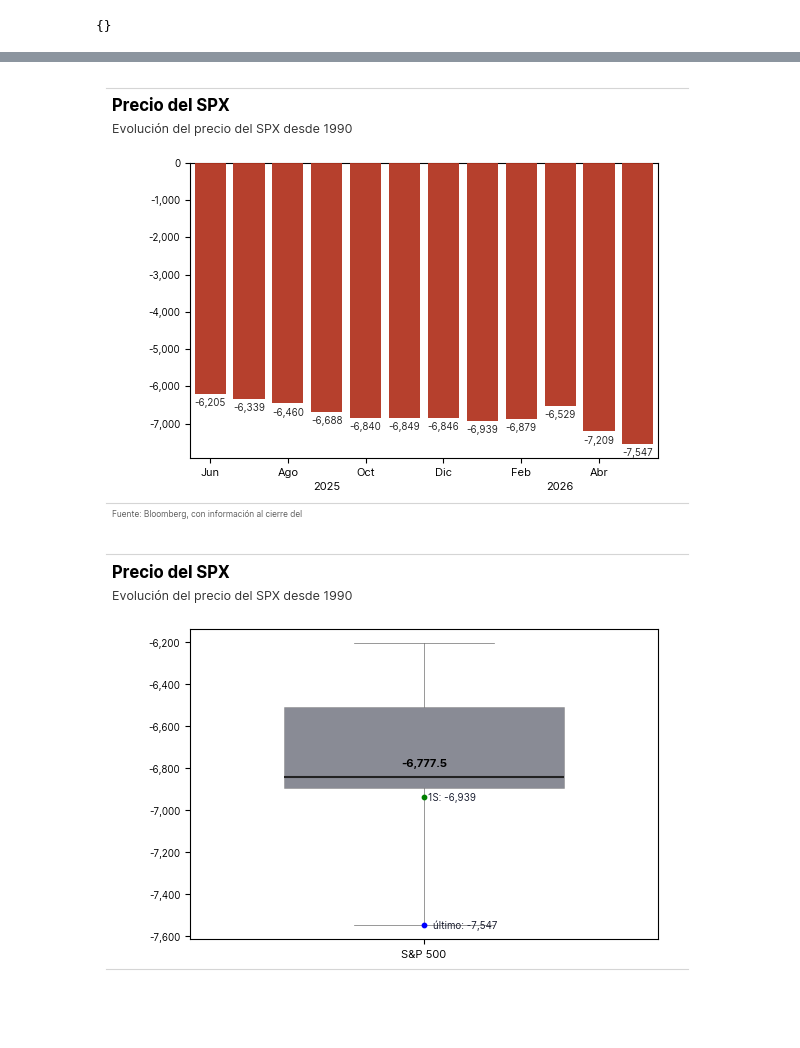
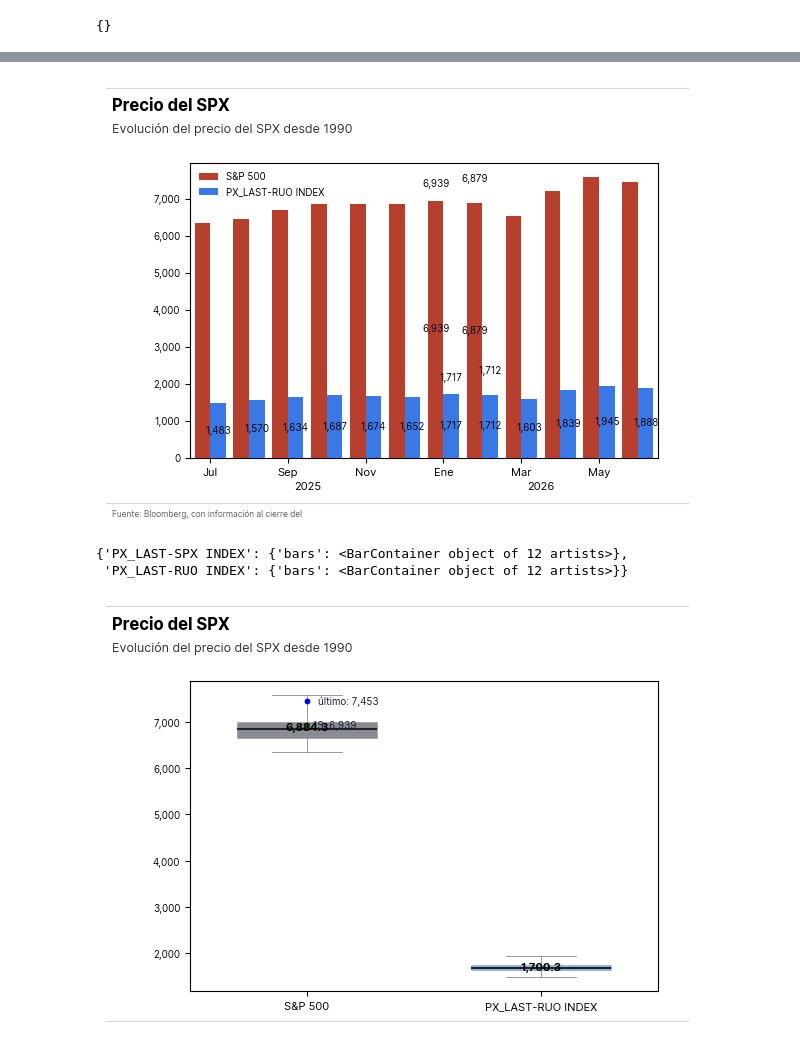
Before and after one commit to jc-ocampob/helpers_ps, a Jupyter notebook: Pruebas.ipynb, the cells around one changed output, grey strips where cells are left out. Drawn from its saved outputs; the diff is of its cells as text; code cells hidden in the pictures; blank space fills up the shorter version.

Commit message:
bar graph control on tags

```diff
--- a/Pruebas.ipynb
+++ b/Pruebas.ipynb
@@ -145,5 +145,4 @@ graficos_lamina1
 data_indices_j = data_indices_i.copy()
 data_indices_j = data_indices_j.resample("ME").last()
 data_indices_j = data_indices_j.tail(12)
-data_indices_j = data_indices_j.drop(columns=["PX_LAST-RUO INDEX"])
-data_indices_j["PX_LAST-SPX INDEX"] = data_indices_j["PX_LAST-SPX INDEX"] * -1
+data_indices_j
@@ -150,29 +164,65 @@ data_indices_j["PX_LAST-SPX INDEX"] = data_indices_j["PX_LAST-SPX INDEX"] * -1
 # %%
 graph = Graph_mtplt(dataframe = data_indices_j)
 graph.graph_bar(
     tickers = "all",
     labels = ["S&P 500"],
     titles=dict(
         title="Precio del SPX",
         subtitle="Evolución del precio del SPX desde 1990"
     ),
     source = [f"Fuente: Bloomberg, con información al cierre del"],
     colors = PALETA_COLORES[3],
     bar_mode = "time",
-    stacked = True,
-    grouped=False,
-    show_values = True,
-    value_fmt = ",.0f",
+    stacked = False,
+    grouped=True,
+    bar_labels={
+        "1": dict(
+            ticker="PX_LAST-SPX INDEX",
+            x_values = ["2026-02-28", "2026-01-31"],
+            template = "{y_value:,.0f}",
+            bg_color="None",
+            ubic_etq=(0,7)
+        ),
+        "2": dict(
+            ticker="PX_LAST-RUO INDEX",
+            x_values = ["2026-02-28", "2026-01-31"],
+            template = "{y_value:,.0f}",
+            bg_color="None",
+            ubic_etq=(0,7)
+        ),
+    },
+    bar_tags={
+        "1": dict(
+            ticker="PX_LAST-SPX INDEX",
+            x_values = ["2026-02-28", "2026-01-31"],
+            template = "{y_value:,.0f}",
+            bg_color="None",
+            ubic_etq=(0,0)
+        ),
+        "2": dict(
+            ticker="PX_LAST-RUO INDEX",
+            x_values = "all",
+            template = "{y_value:,.0f}",
+            bg_color="None",
+            ubic_etq=(0,0)
+        ),
+    },
     x_axis=dict(
         tick_step=2,
         fontsize=8,
         bbg_format=True,
         fmt="%Y-%m",
-        lim = ("2025-01-01", None)
         ),
 )
+
+#graph.etiqueta_valor(x_value="2025-10-31", y_value=1000, label="hola")
 # %% [output]
-[figure, old version]
+[figure, new version]
+# %%
+graph._bars_data
+# %% [output]
+{'PX_LAST-SPX INDEX': {'bars': <BarContainer object of 12 artists>},
+ 'PX_LAST-RUO INDEX': {'bars': <BarContainer object of 12 artists>}}
 # %%
 graph = Graph_mtplt(dataframe = data_indices_j)
 graph.graph_box_whiskers(
@@ -212,7 +262,7 @@ graph.graph_box_whiskers(
 )
 #graph.etiqueta_valor(x_value=1, y_value=4000, label="Hola", fontweight="normal")
 # %% [output]
-[figure, old version]
+[figure, new version]
 # %%
 df = pd.read_parquet("curve.parquet")
 # %%
```
Also changed, not shown: parts of 7 cells of this notebook, 1 other file.
